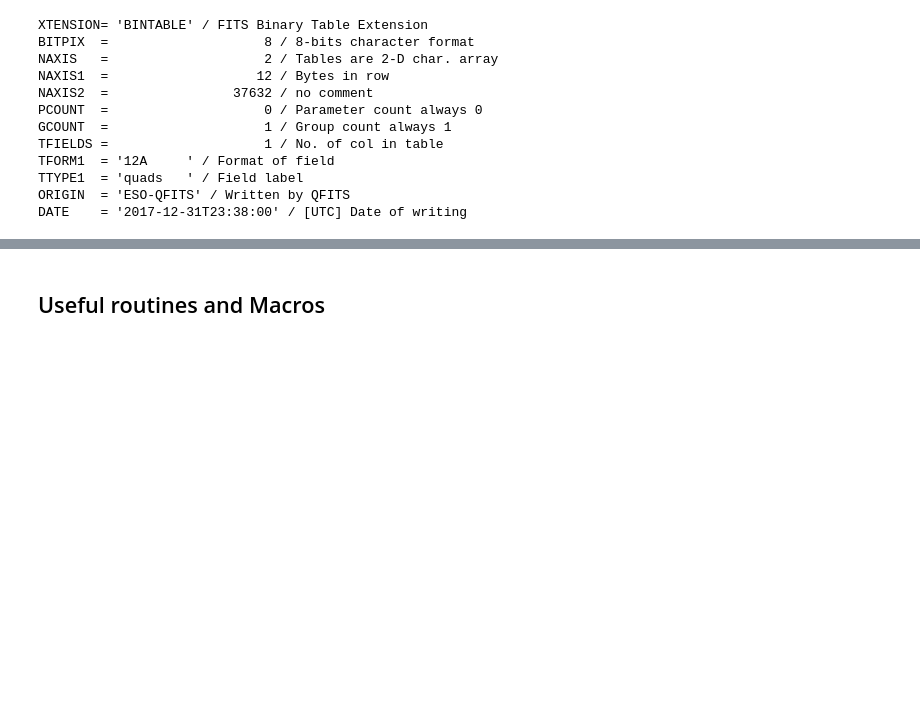
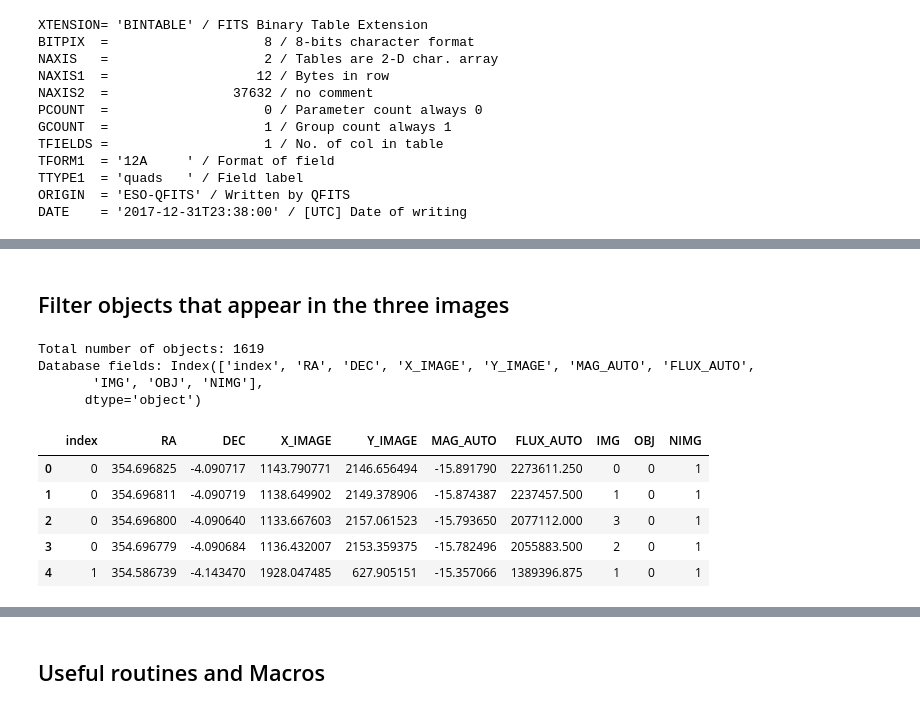
Before and after one commit to seap-udea/AIsteroid, a Jupyter notebook: FindAsteroid.ipynb, the cells around one changed output, grey strips where cells are left out. Cells and saved outputs as stored; diff of their text form; code cells hidden in the pictures; blank space fills up the shorter version.

```diff
--- a/FindAsteroid.ipynb
+++ b/FindAsteroid.ipynb
@@ -588,0 +596,7 @@ DATE    = '2017-12-31T23:38:00' / [UTC] Date of writing
+# %%
+#Get stars position
+for i
+image=images[1]
+ax=image["ax"]
+stars=rec2arr(image["sources"])
+#image["sources_header"]
@@ -588,0 +668,18 @@ DATE    = '2017-12-31T23:38:00' / [UTC] Date of writing
+# %%
+#READ OBJECTS
+objs=[]
+for i,image in enumerate(images):objs+=[rec2arr(image["sources"])]
+
+fig,axs=plt.subplots(1,1)
+
+dmin=min([objs[i][:,1].min() for i in range(len(images))])
+rmin=min([objs[i][:,0].min() for i in range(len(images))])
+dmax=max([objs[i][:,1].max() for i in range(len(images))])
+rmax=max([objs[i][:,0].max() for i in range(len(images))])
+
+axs.plot(objs[0][:,1],objs[0][:,0],'kx',ms=3)
+axs.plot(objs[1][:,1],objs[1][:,0],'rs',ms=3,mfc='None')
+axs.plot(objs[2][:,1],objs[2][:,0],'bv',ms=3,mfc='None')
+
+axs.invert_xaxis()
+axs.invert_yaxis()
@@ -588,0 +689,30 @@ DATE    = '2017-12-31T23:38:00' / [UTC] Date of writing
+# %% [markdown]
+## Filter objects that appear in the three images
+# %%
+#Build a complete list of objects
+allobjs=pd.DataFrame()
+for i,image in enumerate(images):
+    rds=pd.DataFrame(image["objectsrd"])
+    xys=pd.DataFrame(image["objects"])
+    alls=pd.concat([rds,xys],axis=1)
+    alls["IMG"]=i #In which image is the object
+    alls["OBJ"]=0 #To which object it belongs
+    alls["NIMG"]=1 #In how many images is the object present
+    allobjs=allobjs.append(alls)
+allobjs.sort_values(by="MAG_AUTO",inplace=True)
+allobjs.reset_index(inplace=True)
+
+print("Total number of objects:",len(allobjs))
+print("Database fields:",allobjs.columns)
+allobjs.head()
+# %% [output]
+Total number of objects: 1619
+Database fields: Index(['index', 'RA', 'DEC', 'X_IMAGE', 'Y_IMAGE', 'MAG_AUTO', 'FLUX_AUTO',
+       'IMG', 'OBJ', 'NIMG'],
+      dtype='object')
+|  | index | RA | DEC | X_IMAGE | Y_IMAGE | MAG_AUTO | FLUX_AUTO | IMG | OBJ | NIMG |
+| 0 | 0 | 354.696825 | -4.090717 | 1143.790771 | 2146.656494 | -15.891790 | 2273611.250 | 0 | 0 | 1 |
+| 1 | 0 | 354.696811 | -4.090719 | 1138.649902 | 2149.378906 | -15.874387 | 2237457.500 | 1 | 0 | 1 |
+| 2 | 0 | 354.696800 | -4.090640 | 1133.667603 | 2157.061523 | -15.793650 | 2077112.000 | 3 | 0 | 1 |
+| 3 | 0 | 354.696779 | -4.090684 | 1136.432007 | 2153.359375 | -15.782496 | 2055883.500 | 2 | 0 | 1 |
+| 4 | 1 | 354.586739 | -4.143470 | 1928.047485 | 627.905151 | -15.357066 | 1389396.875 | 1 | 0 | 1 |
```
Also changed, not shown: parts of 30 cells of this notebook, 1 other file.
